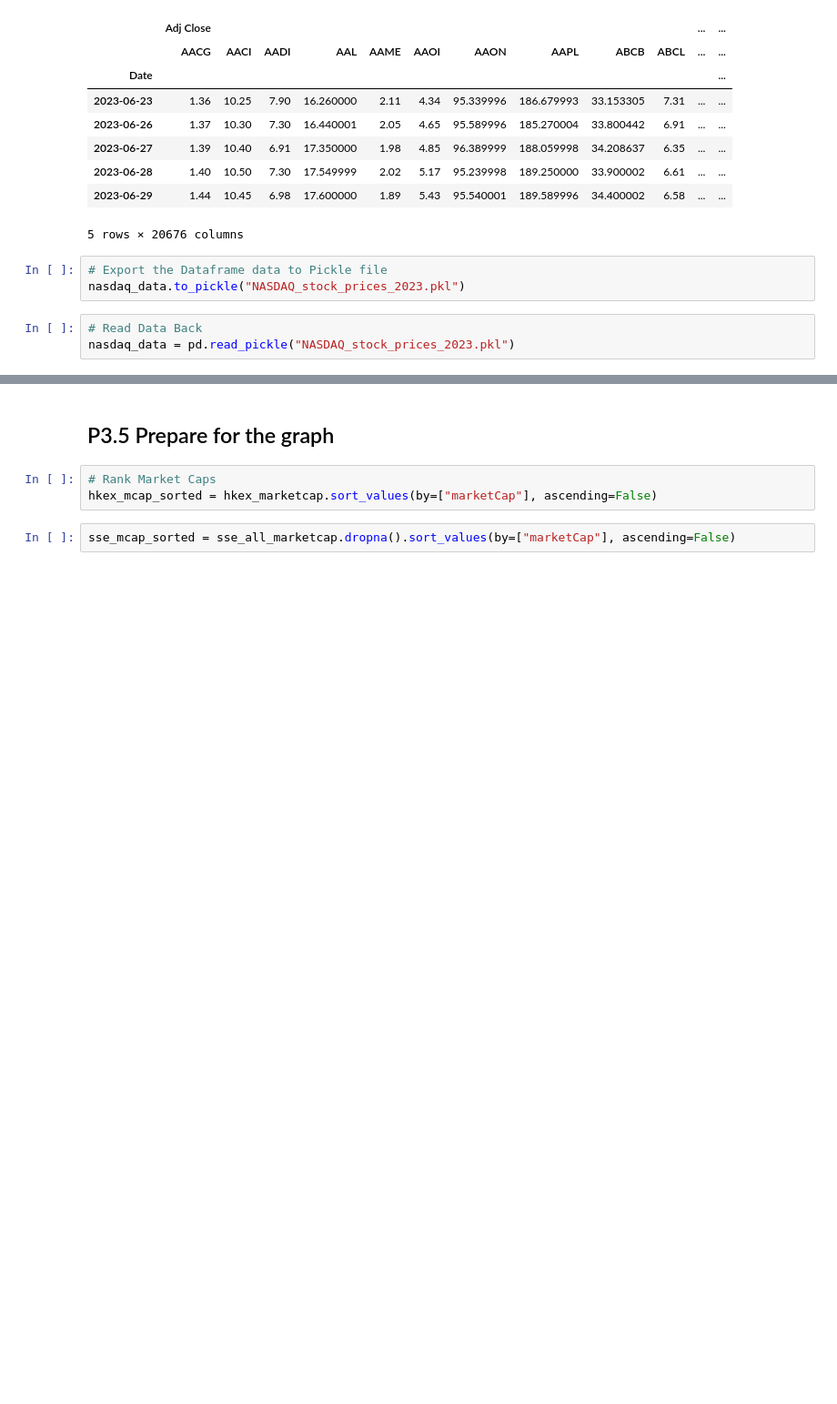
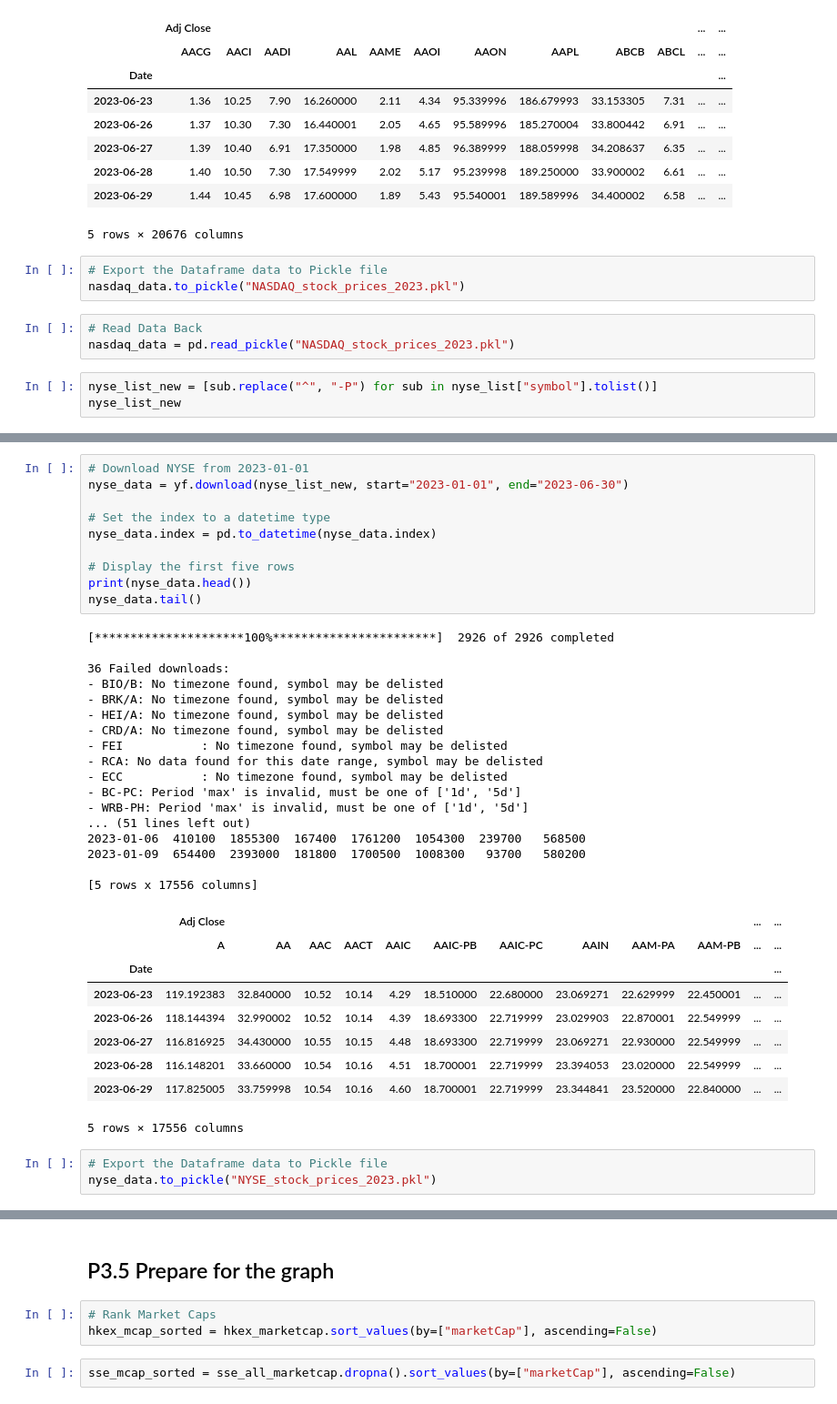
Before and after one commit to ckyma/exchatbook, a Jupyter notebook: getYahooData.ipynb, the cells around one changed output, grey strips where cells are left out. Shown at 91% size. Saved outputs shown, nothing was run; the diff lists cells and outputs as text; blank space fills up the shorter version.

Commit message:
Added five more exchanges data in Page 3

```diff
--- a/getYahooData.ipynb
+++ b/getYahooData.ipynb
@@ -2421,3 +2457,6 @@ nasdaq_data.to_pickle("NASDAQ_stock_prices_2023.pkl")
 # %%
 # Read Data Back
 nasdaq_data = pd.read_pickle("NASDAQ_stock_prices_2023.pkl")
+# %%
+nyse_list_new = [sub.replace("^", "-P") for sub in nyse_list["symbol"].tolist()]
+nyse_list_new
@@ -2423,0 +2481,40 @@ nasdaq_data = pd.read_pickle("NASDAQ_stock_prices_2023.pkl")
+# %%
+# Download NYSE from 2023-01-01
+nyse_data = yf.download(nyse_list_new, start="2023-01-01", end="2023-06-30")
+
+# Set the index to a datetime type
+nyse_data.index = pd.to_datetime(nyse_data.index)
+
+# Display the first five rows
+print(nyse_data.head())
+nyse_data.tail()
+# %% [output]
+[*********************100%***********************]  2926 of 2926 completed
+
+36 Failed downloads:
+- BIO/B: No timezone found, symbol may be delisted
+- BRK/A: No timezone found, symbol may be delisted
+- HEI/A: No timezone found, symbol may be delisted
+- CRD/A: No timezone found, symbol may be delisted
+- FEI           : No timezone found, symbol may be delisted
+- RCA: No data found for this date range, symbol may be delisted
+- ECC           : No timezone found, symbol may be delisted
+- BC-PC: Period 'max' is invalid, must be one of ['1d', '5d']
+- WRB-PH: Period 'max' is invalid, must be one of ['1d', '5d']
+... (51 lines left out)
+2023-01-06  410100  1855300  167400  1761200  1054300  239700   568500
+2023-01-09  654400  2393000  181800  1700500  1008300   93700   580200
+
+[5 rows x 17556 columns]
+|  | Adj Close |  |  |  |  |  |  |  |  |  | ... | ... |
+|  | A | AA | AAC | AACT | AAIC | AAIC-PB | AAIC-PC | AAIN | AAM-PA | AAM-PB | ... | ... |
+| Date |  |  |  |  |  |  |  |  |  |  |  | ... |
+| 2023-06-23 | 119.192383 | 32.840000 | 10.52 | 10.14 | 4.29 | 18.510000 | 22.680000 | 23.069271 | 22.629999 | 22.450001 | ... | ... |
+| 2023-06-26 | 118.144394 | 32.990002 | 10.52 | 10.14 | 4.39 | 18.693300 | 22.719999 | 23.029903 | 22.870001 | 22.549999 | ... | ... |
+| 2023-06-27 | 116.816925 | 34.430000 | 10.55 | 10.15 | 4.48 | 18.693300 | 22.719999 | 23.069271 | 22.930000 | 22.549999 | ... | ... |
+| 2023-06-28 | 116.148201 | 33.660000 | 10.54 | 10.16 | 4.51 | 18.700001 | 22.719999 | 23.394053 | 23.020000 | 22.549999 | ... | ... |
+| 2023-06-29 | 117.825005 | 33.759998 | 10.54 | 10.16 | 4.60 | 18.700001 | 22.719999 | 23.344841 | 23.520000 | 22.840000 | ... | ... |
+5 rows × 17556 columns
+# %%
+# Export the Dataframe data to Pickle file
+nyse_data.to_pickle("NYSE_stock_prices_2023.pkl")
```
Also changed, not shown: parts of 9 cells of this notebook, 7 other files.
